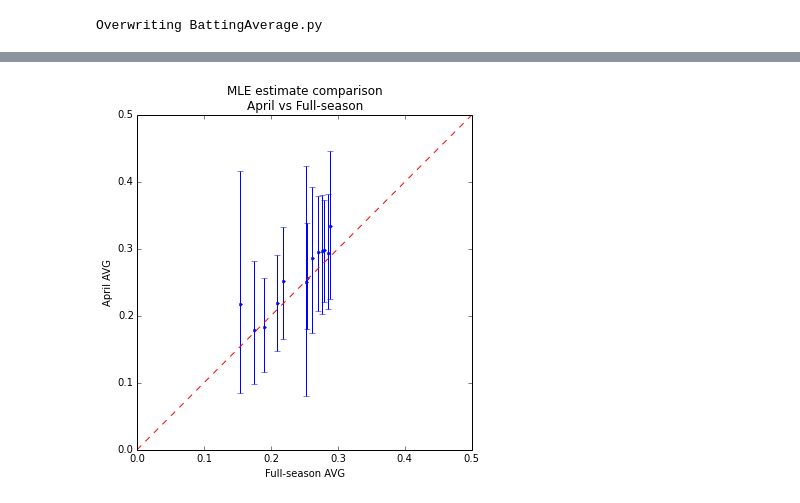
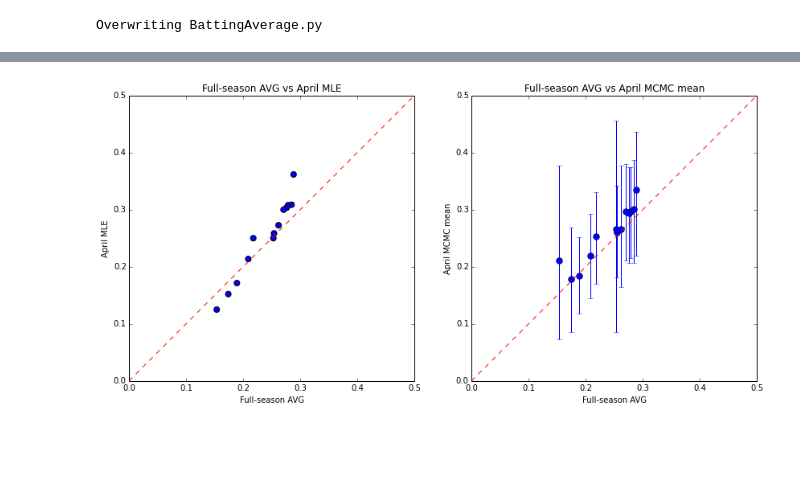
Before and after one commit to r-b-g-b/AY250_HW, a Jupyter notebook: hw11/hw11.ipynb, the cells around one changed output, grey strips where cells are left out. Saved outputs shown, nothing was run; the diff lists cells and outputs as text; code cells hidden in the pictures; blank space fills up the shorter version.

```diff
--- a/hw11/hw11.ipynb
+++ b/hw11/hw11.ipynb
@@ -174,13 +145,22 @@ print avg_mcmc_ci
-# %%
-# plot full-season average versus April average
-fig, ax = plt.subplots(figsize=(6, 6));
-ax.errorbar(avg_mle_full, avg_mcmc_mean, yerr=avg_mcmc_ci.T, marker='.', ls='');
-ax.plot([0, 0.5], [0, 0.5], c='r', ls='--');
-ax.set_xlabel('Full-season AVG');
-ax.set_ylabel('April AVG');
-ax.set_title('MLE estimate comparison\nApril vs Full-season');
-ax.set_aspect('equal');
-ax.set_xlim([0, 0.5]);
-ax.set_ylim([0, 0.5]);
-# %% [output]
-[figure, removed]
+# %%
+fig, (ax1, ax2) = plt.subplots(1, 2, figsize=(14, 8));
+
+# MLE: plot full-season average versus April average
+ax1.scatter(avg_mle_full, avg_mle_april, s=50);
+ax1.plot([0, 0.5], [0, 0.5], c='r', ls='--');
+ax1.set_xlabel('Full-season AVG');
+ax1.set_ylabel('April MLE');
+ax1.set_title('Full-season AVG vs April MLE');
+
+# MCMC: plot full-season average versus April average
+ax2.errorbar(avg_mle_full, avg_mcmc_mean, yerr=avg_mcmc_ci.T, marker='.', mec='k', ms=15, ls='');
+ax2.plot([0, 0.5], [0, 0.5], c='r', ls='--');
+ax2.set_xlabel('Full-season AVG');
+ax2.set_ylabel('April MCMC mean');
+ax2.set_title('Full-season AVG vs April MCMC mean');
+
+[a.set_aspect('equal') for a in (ax1, ax2)];
+[a.set_xlim([0, 0.5]) for a in (ax1, ax2)];
+[a.set_ylim([0, 0.5]) for a in (ax1, ax2)];
+# %% [output]
+[figure, added]
```
Also changed, not shown: parts of 24 cells of this notebook, 1 other file.
